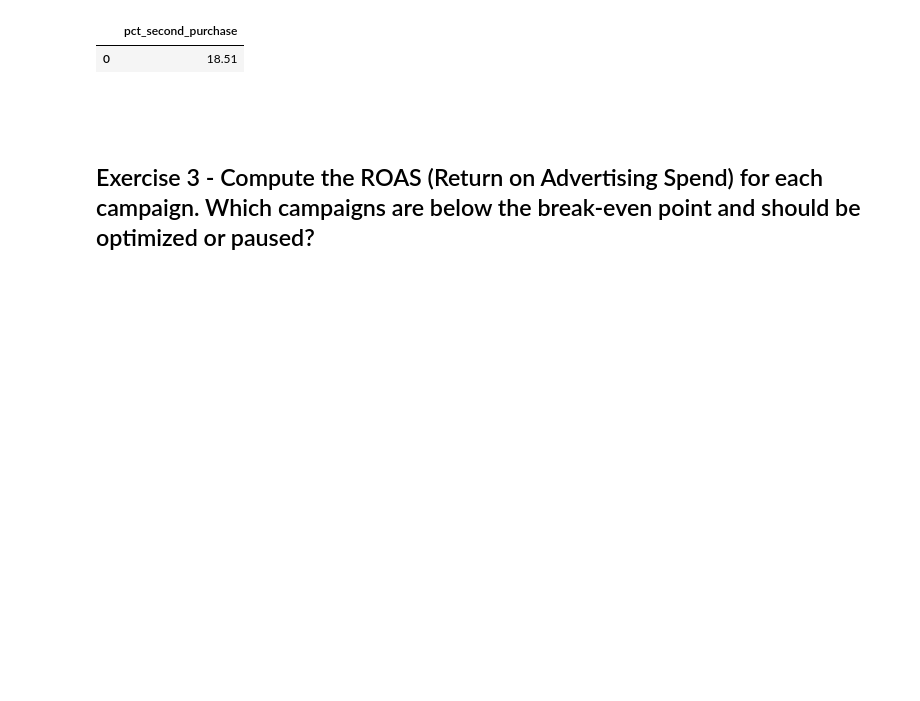
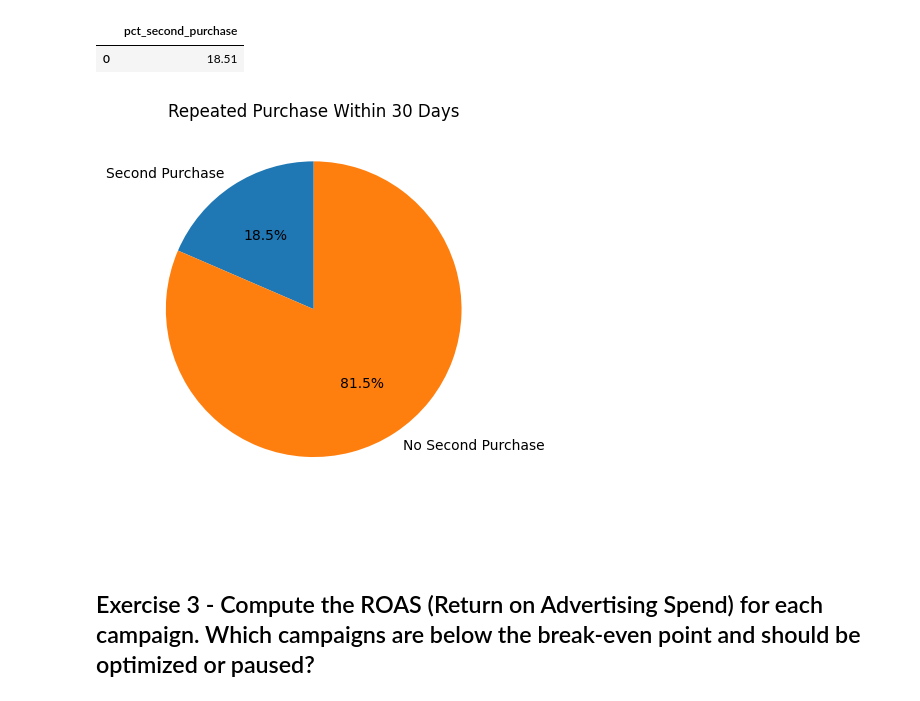
Before and after one commit to rs-fagundes/take-home-assessments, a Jupyter notebook: eduki/home-task.ipynb, the cells around one changed output. Cells and saved outputs as stored; diff of their text form; code cells hidden in the pictures; blank space fills up the shorter version.

```diff
--- a/eduki/home-task.ipynb
+++ b/eduki/home-task.ipynb
@@ -90,6 +94,20 @@ df2.head()
 # %% [output]
 |  | pct_second_purchase |
 | 0 | 18.51 |
+# %%
+x = df2.iloc[0][0]
+
+labels = ["Second Purchase", "No Second Purchase"]
+values = [x, 100-x]
+
+
+fig, ax = plt.subplots()
+ax.pie(values, labels=labels, autopct="%1.1f%%", startangle=90)
+
+ax.set_title("Repeated Purchase Within 30 Days")
+plt.show()
+# %% [output]
+[figure, added]
 # %% [markdown]
 <br>
 <br>
```
Also changed, not shown: parts of 3 cells of this notebook.
